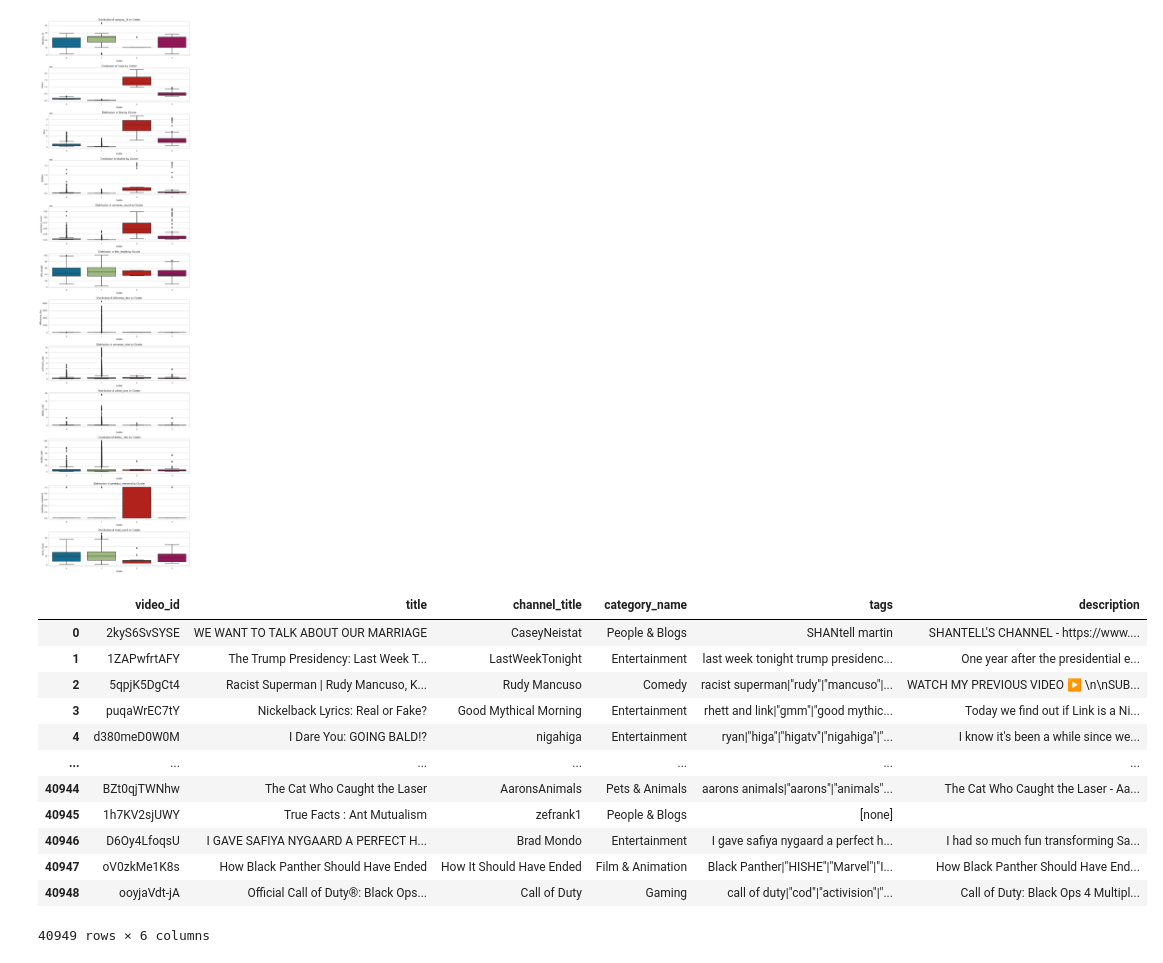
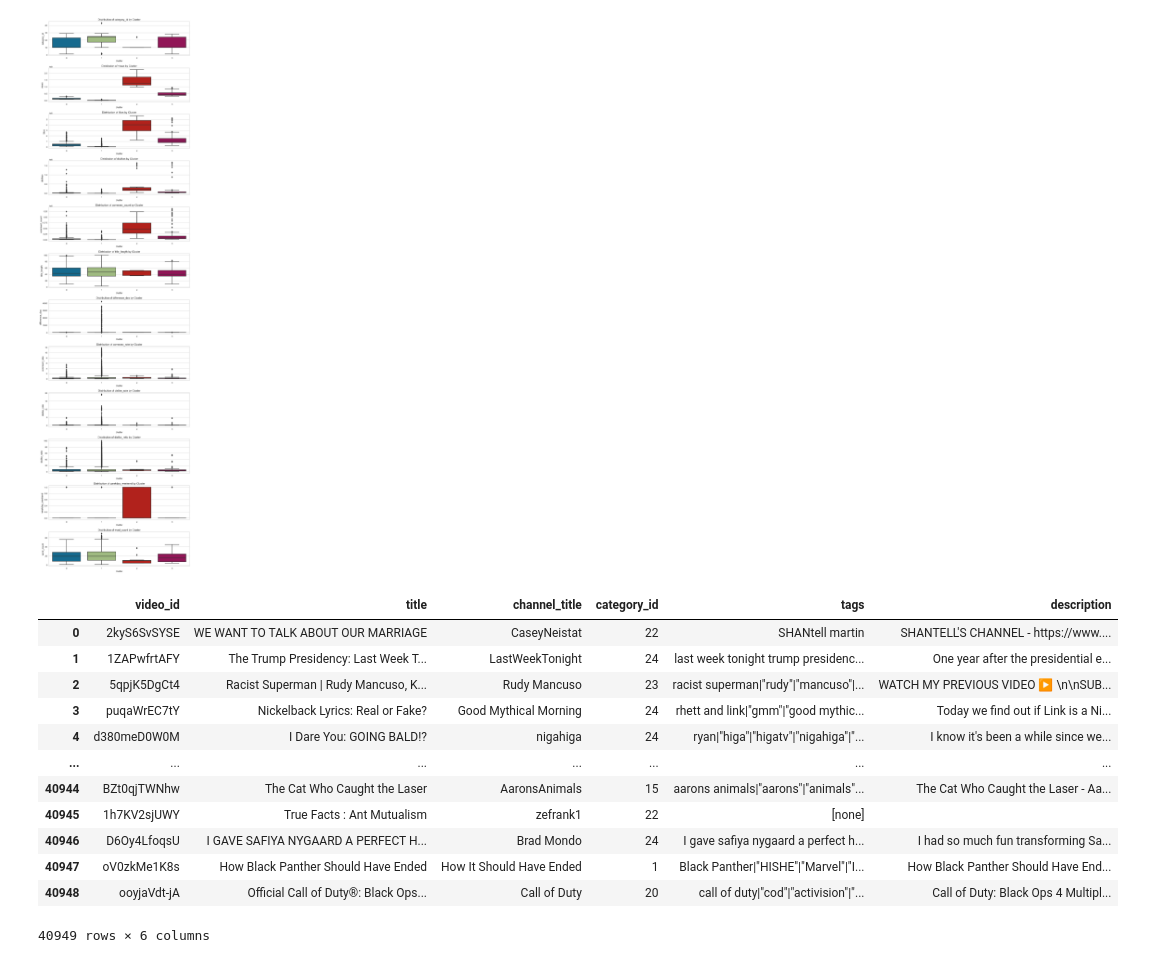
Before and after one commit to yue11selina/youtube-video, a Jupyter notebook: project.ipynb, the cells around one changed output. Saved outputs shown, nothing was run; the diff lists cells and outputs as text; code cells hidden in the pictures.

```diff
--- a/project.ipynb
+++ b/project.ipynb
@@ -1020,19 +1037,19 @@ plt.show()
 [figure]
 # %%
 #classification: use text to classify into different category
-classification_data=data_file[['video_id','title','channel_title','category_name','tags','description']]
+classification_data=data_file[['video_id','title','channel_title','category_id','tags','description']]
 classification_data
 # %% [output]
-|  | video_id | title | channel_title | category_name | tags | description |
-| 0 | 2kyS6SvSYSE | WE WANT TO TALK ABOUT OUR MARRIAGE | CaseyNeistat | People & Blogs | SHANtell martin | SHANTELL'S CHANNEL - https://www.... |
-| 1 | 1ZAPwfrtAFY | The Trump Presidency: Last Week T... | LastWeekTonight | Entertainment | last week tonight trump presidenc... | One year after the presidential e... |
-| 2 | 5qpjK5DgCt4 | Racist Superman | Rudy Mancuso, K... | Rudy Mancuso | Comedy | racist superman|"rudy"|"mancuso"|... | WATCH MY PREVIOUS VIDEO ▶ \n\nSUB... |
-| 3 | puqaWrEC7tY | Nickelback Lyrics: Real or Fake? | Good Mythical Morning | Entertainment | rhett and link|"gmm"|"good mythic... | Today we find out if Link is a Ni... |
-| 4 | d380meD0W0M | I Dare You: GOING BALD!? | nigahiga | Entertainment | ryan|"higa"|"higatv"|"nigahiga"|"... | I know it's been a while since we... |
+|  | video_id | title | channel_title | category_id | tags | description |
+| 0 | 2kyS6SvSYSE | WE WANT TO TALK ABOUT OUR MARRIAGE | CaseyNeistat | 22 | SHANtell martin | SHANTELL'S CHANNEL - https://www.... |
+| 1 | 1ZAPwfrtAFY | The Trump Presidency: Last Week T... | LastWeekTonight | 24 | last week tonight trump presidenc... | One year after the presidential e... |
+| 2 | 5qpjK5DgCt4 | Racist Superman | Rudy Mancuso, K... | Rudy Mancuso | 23 | racist superman|"rudy"|"mancuso"|... | WATCH MY PREVIOUS VIDEO ▶ \n\nSUB... |
+| 3 | puqaWrEC7tY | Nickelback Lyrics: Real or Fake? | Good Mythical Morning | 24 | rhett and link|"gmm"|"good mythic... | Today we find out if Link is a Ni... |
+| 4 | d380meD0W0M | I Dare You: GOING BALD!? | nigahiga | 24 | ryan|"higa"|"higatv"|"nigahiga"|"... | I know it's been a while since we... |
 | ... | ... | ... | ... | ... | ... | ... |
-| 40944 | BZt0qjTWNhw | The Cat Who Caught the Laser | AaronsAnimals | Pets & Animals | aarons animals|"aarons"|"animals"... | The Cat Who Caught the Laser - Aa... |
-| 40945 | 1h7KV2sjUWY | True Facts : Ant Mutualism | zefrank1 | People & Blogs | [none] |  |
-| 40946 | D6Oy4LfoqsU | I GAVE SAFIYA NYGAARD A PERFECT H... | Brad Mondo | Entertainment | I gave safiya nygaard a perfect h... | I had so much fun transforming Sa... |
-| 40947 | oV0zkMe1K8s | How Black Panther Should Have Ended | How It Should Have Ended | Film & Animation | Black Panther|"HISHE"|"Marvel"|"I... | How Black Panther Should Have End... |
-| 40948 | ooyjaVdt-jA | Official Call of Duty®: Black Ops... | Call of Duty | Gaming | call of duty|"cod"|"activision"|"... | Call of Duty: Black Ops 4 Multipl... |
+| 40944 | BZt0qjTWNhw | The Cat Who Caught the Laser | AaronsAnimals | 15 | aarons animals|"aarons"|"animals"... | The Cat Who Caught the Laser - Aa... |
+| 40945 | 1h7KV2sjUWY | True Facts : Ant Mutualism | zefrank1 | 22 | [none] |  |
+| 40946 | D6Oy4LfoqsU | I GAVE SAFIYA NYGAARD A PERFECT H... | Brad Mondo | 24 | I gave safiya nygaard a perfect h... | I had so much fun transforming Sa... |
+| 40947 | oV0zkMe1K8s | How Black Panther Should Have Ended | How It Should Have Ended | 1 | Black Panther|"HISHE"|"Marvel"|"I... | How Black Panther Should Have End... |
+| 40948 | ooyjaVdt-jA | Official Call of Duty®: Black Ops... | Call of Duty | 20 | call of duty|"cod"|"activision"|"... | Call of Duty: Black Ops 4 Multipl... |
 40949 rows × 6 columns
```
Also changed, not shown: parts of 22 cells of this notebook.
